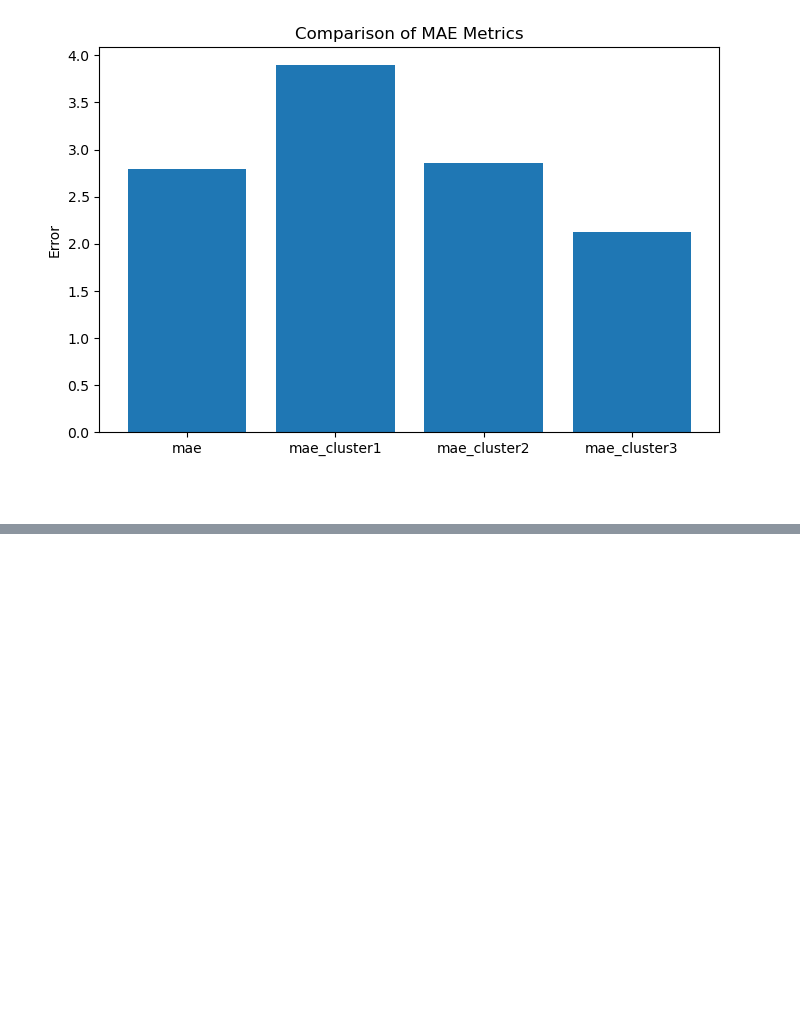
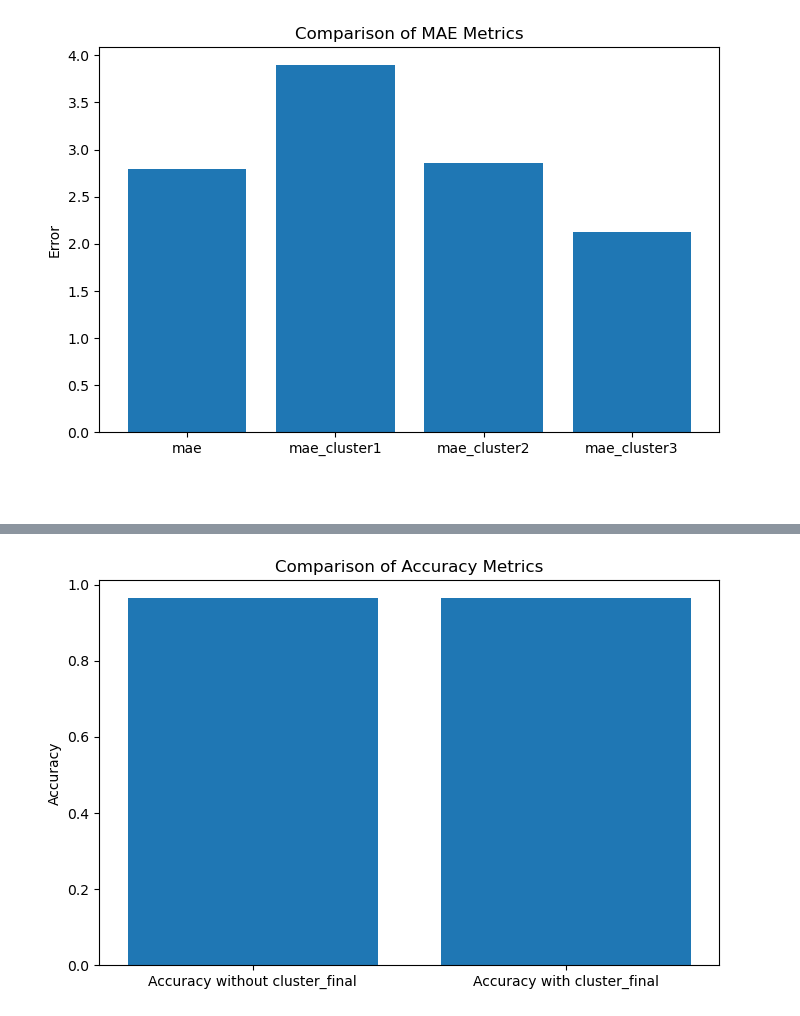
Before and after one commit to Hafaiedh-Habib/Machine-Learning-Project, a Jupyter notebook: Projet.ipynb, the cells around one changed output, grey strips where cells are left out. Cells and saved outputs as stored; diff of their text form; code cells hidden in the pictures; blank space fills up the shorter version.

```diff
--- a/Projet.ipynb
+++ b/Projet.ipynb
@@ -1270,0 +1428,14 @@ plt.show()
+# %%
+from sklearn.metrics import accuracy_score
+# Replace these with your actual values
+Accuracy = [ accuracy_score(y_test, predictions), accuracy_score(y1_test, predictions)]
+
+labels = ['Accuracy without cluster_final', 'Accuracy with cluster_final']
+
+plt.figure(figsize=(8, 5))
+plt.bar(labels, Accuracy)
+plt.ylabel('Accuracy')
+plt.title('Comparison of Accuracy Metrics')
+plt.show()
+# %% [output]
+[figure, added]
```
Also changed, not shown: parts of 23 cells of this notebook.
